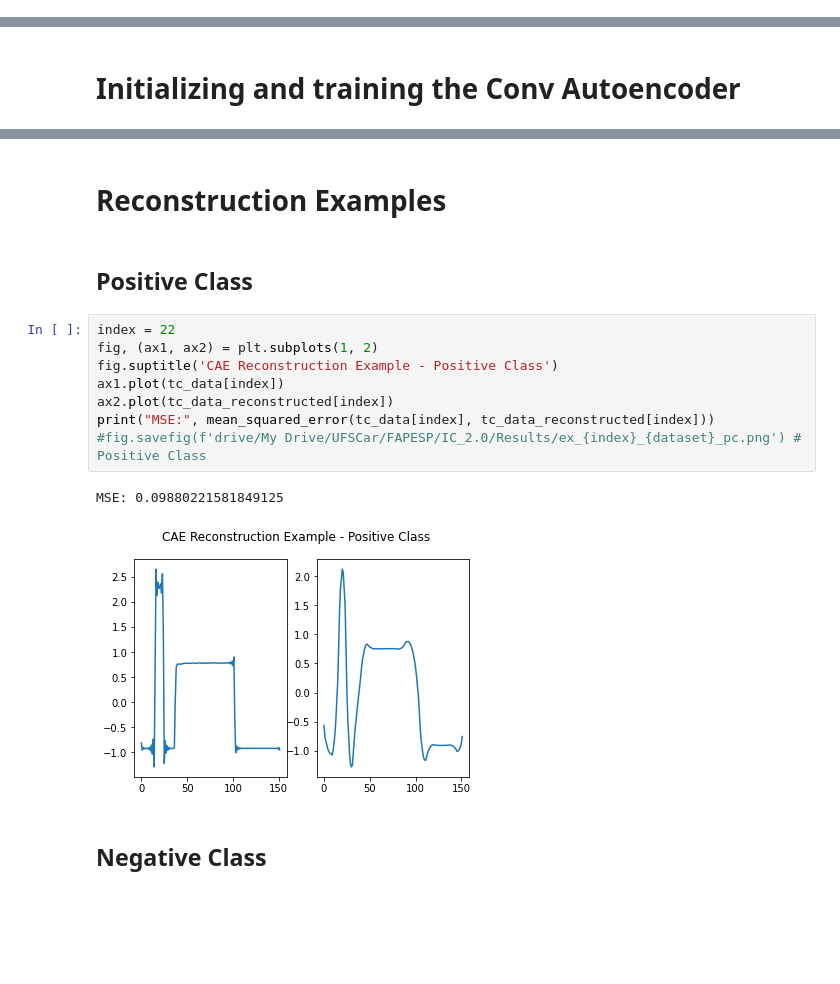
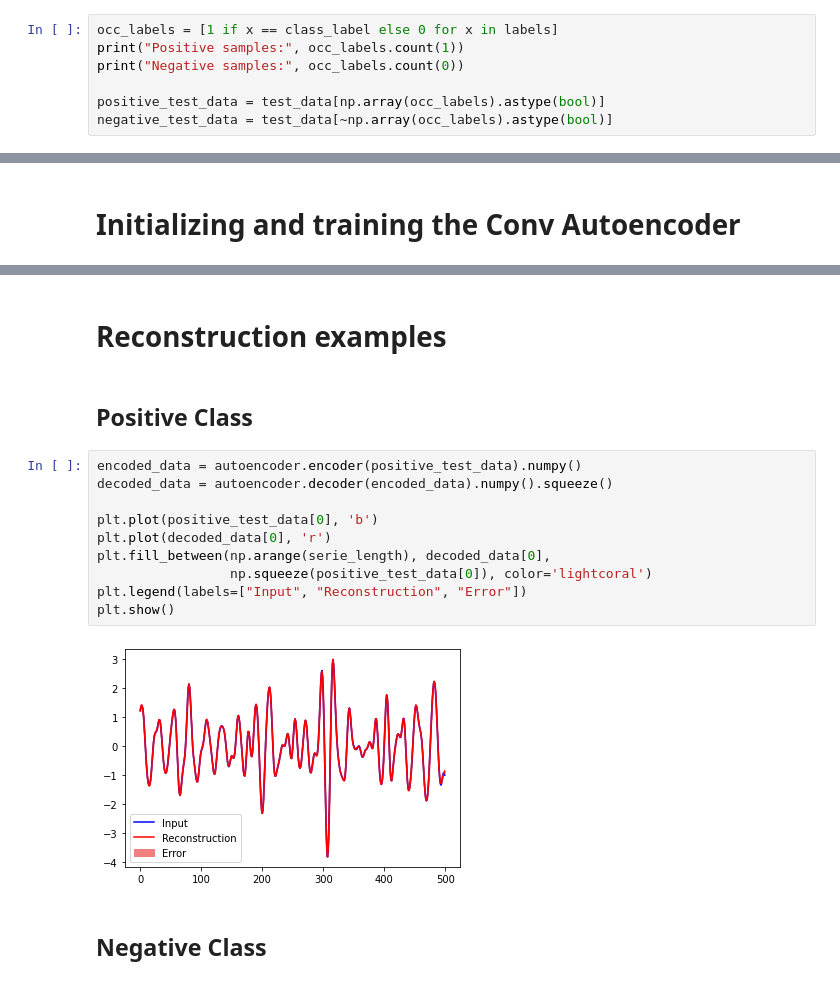
Before and after one commit to Tyred/TimeSeries_OCC-PUL, a Jupyter notebook: Notebooks/OC_ConvAutoencoder.ipynb, the cells around one changed output, grey strips where cells are left out. Drawn from its saved outputs; the diff is of its cells as text; blank space fills up the shorter version.

```diff
--- a/Notebooks/OC_ConvAutoencoder.ipynb
+++ b/Notebooks/OC_ConvAutoencoder.ipynb
@@ -147,0 +168,7 @@ Test data shape (other class(es)):  (5499, 152)
+# %%
+occ_labels = [1 if x == class_label else 0 for x in labels]
+print("Positive samples:", occ_labels.count(1))
+print("Negative samples:", occ_labels.count(0))
+
+positive_test_data = test_data[np.array(occ_labels).astype(bool)]
+negative_test_data = test_data[~np.array(occ_labels).astype(bool)]
@@ -225,17 +267,18 @@ Other Class(es) test shape: (5499, 152) (5499, 152, 1)
 # %% [markdown]
-# Reconstruction Examples
+# Reconstruction examples
 # %% [markdown]
 ## Positive Class
-# %%
-index = 22
-fig, (ax1, ax2) = plt.subplots(1, 2)
-fig.suptitle('CAE Reconstruction Example - Positive Class')
-ax1.plot(tc_data[index])
-ax2.plot(tc_data_reconstructed[index])
-print("MSE:", mean_squared_error(tc_data[index], tc_data_reconstructed[index]))
-#fig.savefig(f'drive/My Drive/UFSCar/FAPESP/IC_2.0/Results/ex_{index}_{dataset}_pc.png') # Positive Class
-# %% [output]
-MSE: 0.09880221581849125
-[figure, removed]
+# %%
+encoded_data = autoencoder.encoder(positive_test_data).numpy()
+decoded_data = autoencoder.decoder(encoded_data).numpy().squeeze()
+
+plt.plot(positive_test_data[0], 'b')
+plt.plot(decoded_data[0], 'r')
+plt.fill_between(np.arange(serie_length), decoded_data[0],
+                 np.squeeze(positive_test_data[0]), color='lightcoral')
+plt.legend(labels=["Input", "Reconstruction", "Error"])
+plt.show()
+# %% [output]
+[figure, added]
 # %% [markdown]
 ## Negative Class
```
Also changed, not shown: parts of 41 cells of this notebook.
